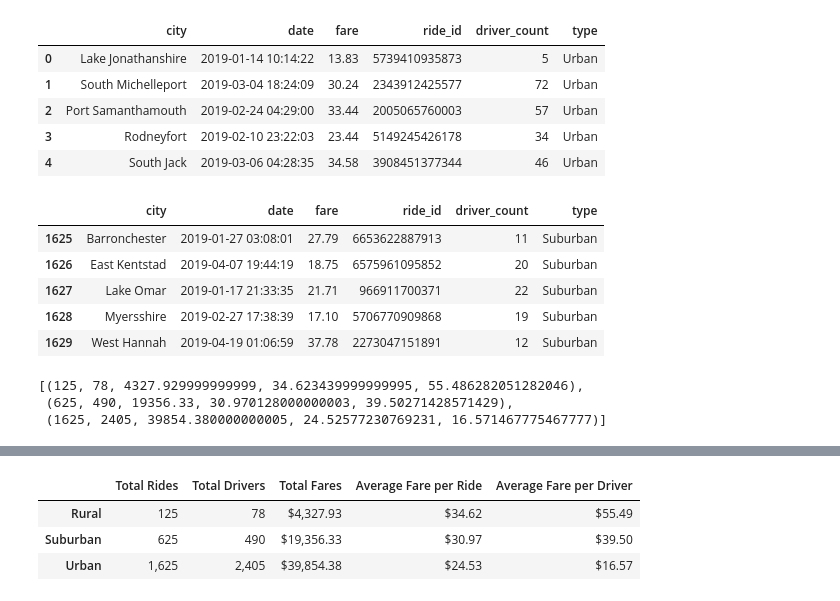
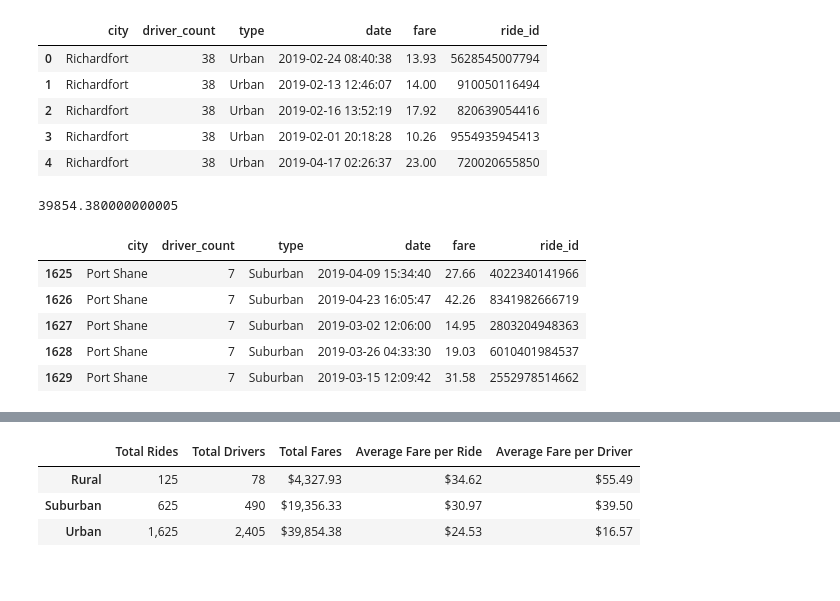
Before and after one commit to pbryzek/PyBer_Analysis, a Jupyter notebook: challenge/PyBer_Challenge.ipynb, the cells around one changed output, grey strips where cells are left out. Saved outputs shown, nothing was run; the diff lists cells and outputs as text; code cells hidden in the pictures.

```diff
--- a/challenge/PyBer_Challenge.ipynb
+++ b/challenge/PyBer_Challenge.ipynb
@@ -30,16 +33,16 @@ city_data_df = pd.read_csv(city_data_to_load)
 ride_data_df = pd.read_csv(ride_data_to_load)
 # %%
 # Combine the data into a single dataset
-pyber_data_df = pd.merge(ride_data_df, city_data_df, how="left", on=["city", "city"])
+pyber_data_df = pd.merge(city_data_df,ride_data_df, how="left", on=["city", "city"])
 # Display the DataFrame
 pyber_data_df.head()
 # %% [output]
-|  | city | date | fare | ride_id | driver_count | type |
-| 0 | Lake Jonathanshire | 2019-01-14 10:14:22 | 13.83 | 5739410935873 | 5 | Urban |
-| 1 | South Michelleport | 2019-03-04 18:24:09 | 30.24 | 2343912425577 | 72 | Urban |
-| 2 | Port Samanthamouth | 2019-02-24 04:29:00 | 33.44 | 2005065760003 | 57 | Urban |
-| 3 | Rodneyfort | 2019-02-10 23:22:03 | 23.44 | 5149245426178 | 34 | Urban |
-| 4 | South Jack | 2019-03-06 04:28:35 | 34.58 | 3908451377344 | 46 | Urban |
+|  | city | driver_count | type | date | fare | ride_id |
+| 0 | Richardfort | 38 | Urban | 2019-02-24 08:40:38 | 13.93 | 5628545007794 |
+| 1 | Richardfort | 38 | Urban | 2019-02-13 12:46:07 | 14.00 | 910050116494 |
+| 2 | Richardfort | 38 | Urban | 2019-02-16 13:52:19 | 17.92 | 820639054416 |
+| 3 | Richardfort | 38 | Urban | 2019-02-01 20:18:28 | 10.26 | 9554935945413 |
+| 4 | Richardfort | 38 | Urban | 2019-04-17 02:26:37 | 23.00 | 720020655850 |
 # %%
 # Create the Urban, Suburban and Rural city DataFrame.
 urban_cities_df = pyber_data_df[pyber_data_df["type"] == "Urban"]
@@ -47,26 +50,10 @@ suburban_cities_df = pyber_data_df[pyber_data_df["type"] == "Suburban"]
 rural_cities_df = pyber_data_df[pyber_data_df["type"] == "Rural"]
 suburban_cities_df.head()
 # %% [output]
+39854.380000000005
-|  | city | date | fare | ride_id | driver_count | type |
-| 1625 | Barronchester | 2019-01-27 03:08:01 | 27.79 | 6653622887913 | 11 | Suburban |
-| 1626 | East Kentstad | 2019-04-07 19:44:19 | 18.75 | 6575961095852 | 20 | Suburban |
-| 1627 | Lake Omar | 2019-01-17 21:33:35 | 21.71 | 966911700371 | 22 | Suburban |
-| 1628 | Myersshire | 2019-02-27 17:38:39 | 17.10 | 5706770909868 | 19 | Suburban |
-| 1629 | West Hannah | 2019-04-19 01:06:59 | 37.78 | 2273047151891 | 12 | Suburban |
+|  | city | driver_count | type | date | fare | ride_id |
+| 1625 | Port Shane | 7 | Suburban | 2019-04-09 15:34:40 | 27.66 | 4022340141966 |
+| 1626 | Port Shane | 7 | Suburban | 2019-04-23 16:05:47 | 42.26 | 8341982666719 |
+| 1627 | Port Shane | 7 | Suburban | 2019-03-02 12:06:00 | 14.95 | 2803204948363 |
+| 1628 | Port Shane | 7 | Suburban | 2019-03-26 04:33:30 | 19.03 | 6010401984537 |
+| 1629 | Port Shane | 7 | Suburban | 2019-03-15 12:09:42 | 31.58 | 2552978514662 |
-# %%
-d_count_u = get_driver_count(city_data_df, "Urban")
-d_count_s = get_driver_count(city_data_df, "Suburban")
-d_count_r = get_driver_count(city_data_df, "Rural")
-
-urban_row = create_summary_row(urban_cities_df,d_count_u)
-suburban_row = create_summary_row(suburban_cities_df,d_count_s)
-rural_row = create_summary_row(rural_cities_df,d_count_r)
-rows = []
-rows.append(rural_row)
-rows.append(suburban_row)
-rows.append(urban_row)
-rows
-# %% [output]
-[(125, 78, 4327.929999999999, 34.623439999999995, 55.486282051282046),
- (625, 490, 19356.33, 30.970128000000003, 39.50271428571429),
- (1625, 2405, 39854.380000000005, 24.52577230769231, 16.571467775467777)]
```
Also changed, not shown: parts of 17 cells of this notebook, 1 other file.
